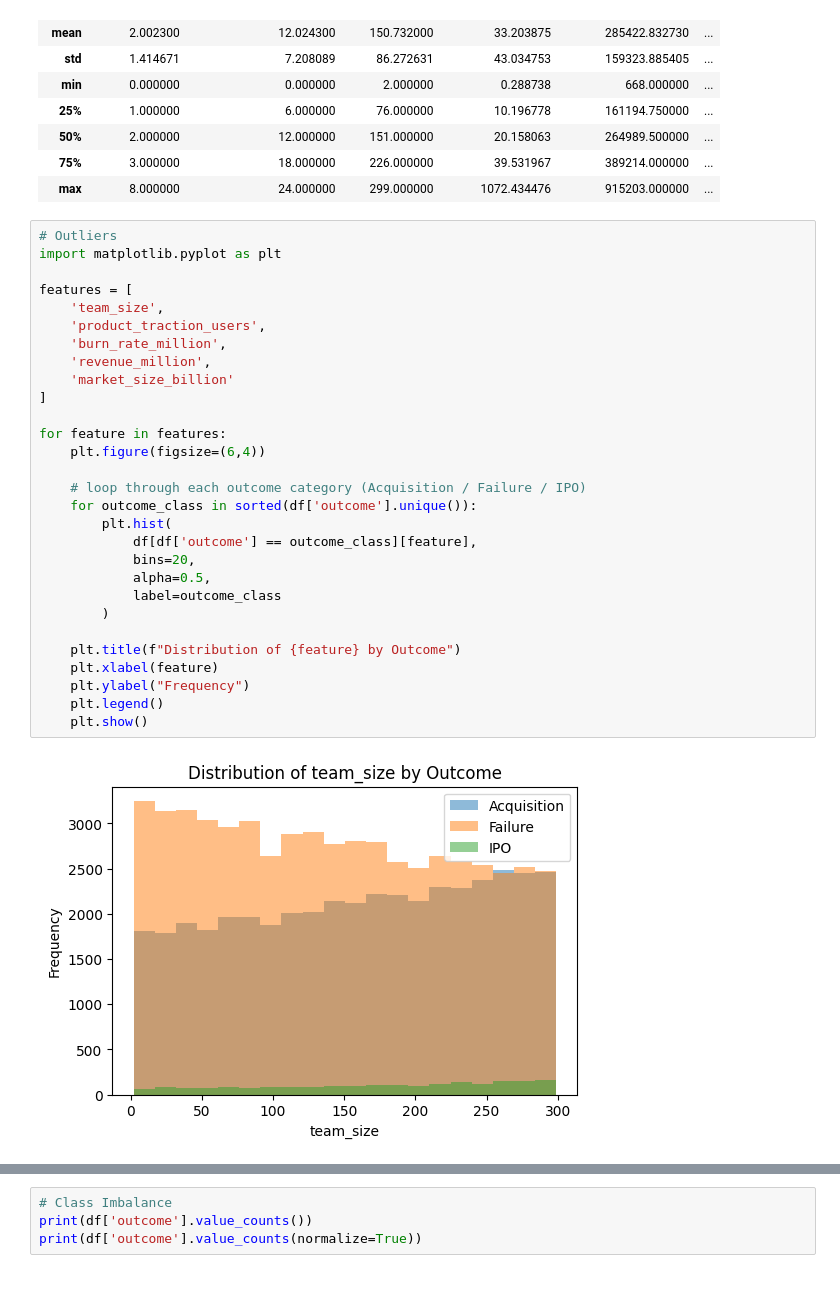
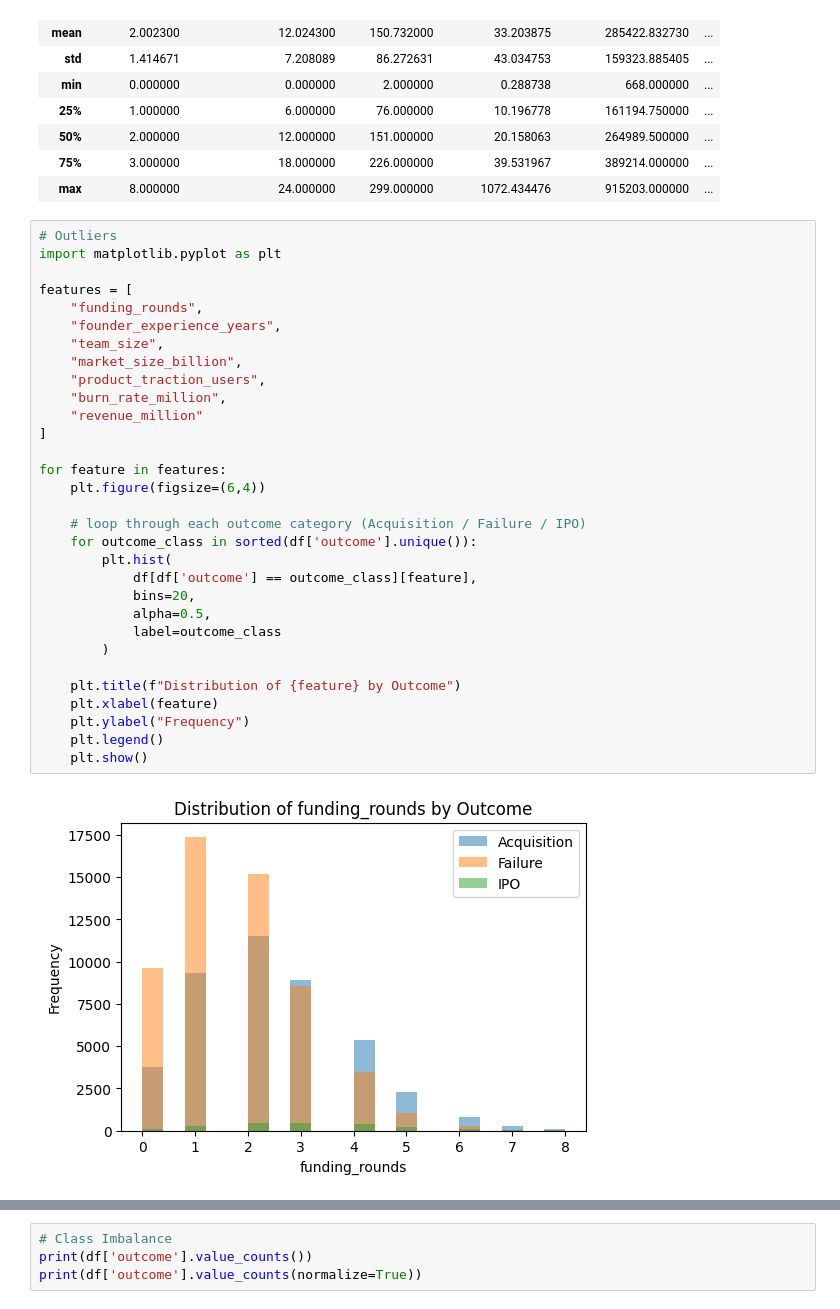
Before and after one commit to datastats01/startup-outcome-analysis, a Jupyter notebook: notebooks/1_data_eda.ipynb, the cells around one changed output, grey strips where cells are left out. Saved outputs shown, nothing was run; the diff lists cells and outputs as text.

```diff
--- a/notebooks/1_data_eda.ipynb
+++ b/notebooks/1_data_eda.ipynb
@@ -75,31 +75,33 @@ df.describe(include='all')
 # %%
 # Outliers
 import matplotlib.pyplot as plt
 
 features = [
-    'team_size',
-    'product_traction_users',
-    'burn_rate_million',
-    'revenue_million',
-    'market_size_billion'
+    "funding_rounds",
+    "founder_experience_years",
+    "team_size",
+    "market_size_billion",
+    "product_traction_users",
+    "burn_rate_million",
+    "revenue_million"
 ]
 
 for feature in features:
     plt.figure(figsize=(6,4))
 
     # loop through each outcome category (Acquisition / Failure / IPO)
     for outcome_class in sorted(df['outcome'].unique()):
         plt.hist(
             df[df['outcome'] == outcome_class][feature],
             bins=20,
             alpha=0.5,
             label=outcome_class
         )
 
     plt.title(f"Distribution of {feature} by Outcome")
     plt.xlabel(feature)
     plt.ylabel("Frequency")
     plt.legend()
     plt.show()
 # %% [output]
-[figure, old version]
+[figure, new version]
```
Also changed, not shown: parts of 1 cell of this notebook.
